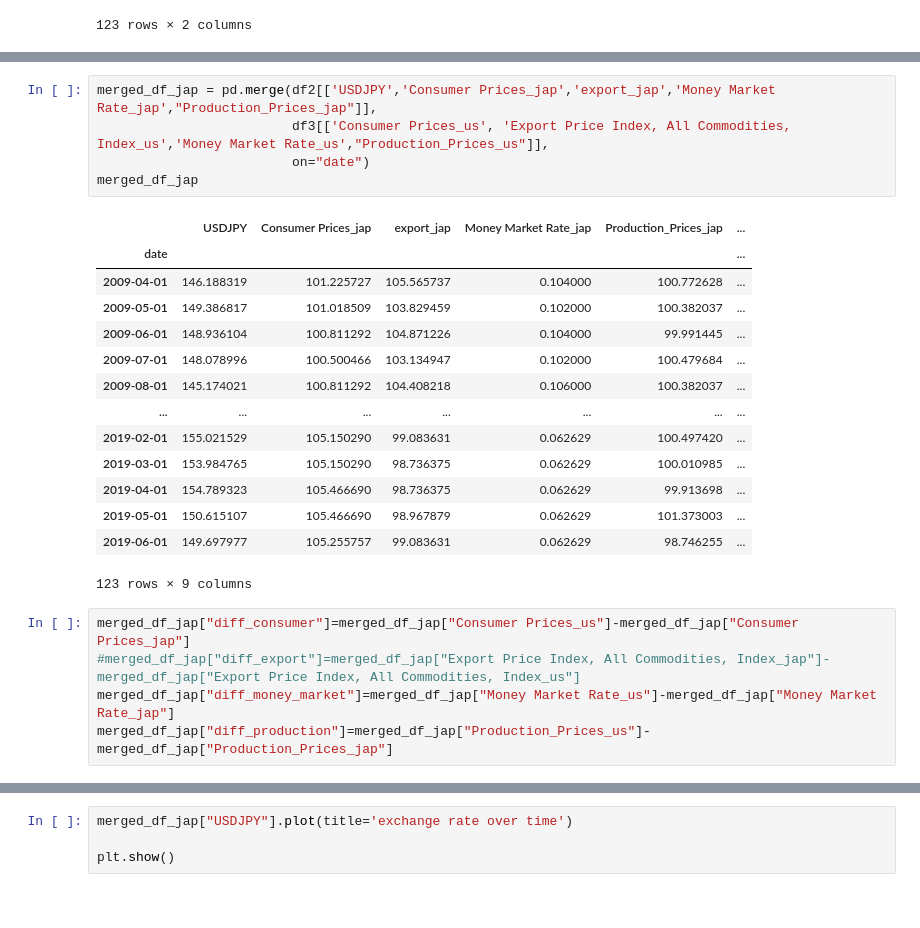
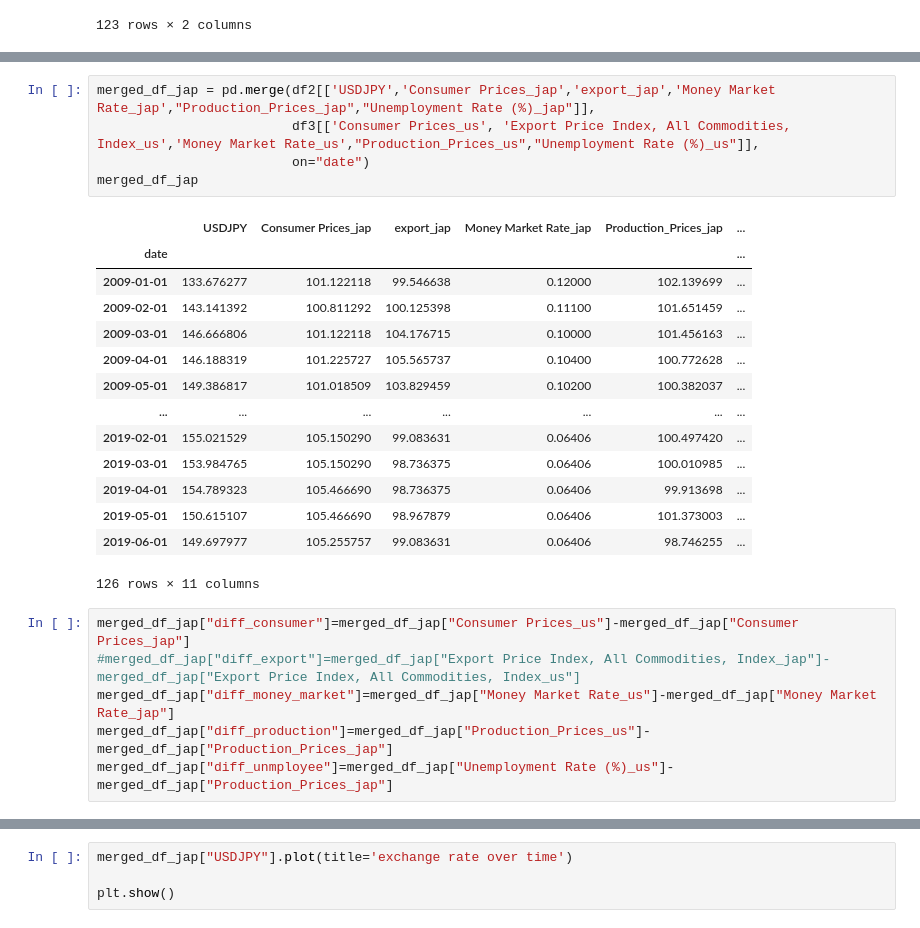
Before and after one commit to EmmaZhang04/Emma, a Jupyter notebook: capstone-coding part.ipynb, the cells around one changed output, grey strips where cells are left out. Drawn from its saved outputs; the diff is of its cells as text.

```diff
--- a/capstone-coding part.ipynb
+++ b/capstone-coding part.ipynb
@@ -271,28 +283,29 @@ merged_df_aus
 # %%
-merged_df_jap = pd.merge(df2[['USDJPY','Consumer Prices_jap','export_jap','Money Market Rate_jap',"Production_Prices_jap"]],
-                         df3[['Consumer Prices_us', 'Export Price Index, All Commodities, Index_us','Money Market Rate_us',"Production_Prices_us"]],
+merged_df_jap = pd.merge(df2[['USDJPY','Consumer Prices_jap','export_jap','Money Market Rate_jap',"Production_Prices_jap","Unemployment Rate (%)_jap"]],
+                         df3[['Consumer Prices_us', 'Export Price Index, All Commodities, Index_us','Money Market Rate_us',"Production_Prices_us","Unemployment Rate (%)_us"]],
                          on="date")
 merged_df_jap
 # %% [output]
 |  | USDJPY | Consumer Prices_jap | export_jap | Money Market Rate_jap | Production_Prices_jap | ... |
 | date |  |  |  |  |  | ... |
-| 2009-04-01 | 146.188319 | 101.225727 | 105.565737 | 0.104000 | 100.772628 | ... |
-| 2009-05-01 | 149.386817 | 101.018509 | 103.829459 | 0.102000 | 100.382037 | ... |
-| 2009-06-01 | 148.936104 | 100.811292 | 104.871226 | 0.104000 | 99.991445 | ... |
-| 2009-07-01 | 148.078996 | 100.500466 | 103.134947 | 0.102000 | 100.479684 | ... |
-| 2009-08-01 | 145.174021 | 100.811292 | 104.408218 | 0.106000 | 100.382037 | ... |
+| 2009-01-01 | 133.676277 | 101.122118 | 99.546638 | 0.12000 | 102.139699 | ... |
+| 2009-02-01 | 143.141392 | 100.811292 | 100.125398 | 0.11100 | 101.651459 | ... |
+| 2009-03-01 | 146.666806 | 101.122118 | 104.176715 | 0.10000 | 101.456163 | ... |
+| 2009-04-01 | 146.188319 | 101.225727 | 105.565737 | 0.10400 | 100.772628 | ... |
+| 2009-05-01 | 149.386817 | 101.018509 | 103.829459 | 0.10200 | 100.382037 | ... |
 | ... | ... | ... | ... | ... | ... | ... |
-| 2019-02-01 | 155.021529 | 105.150290 | 99.083631 | 0.062629 | 100.497420 | ... |
-| 2019-03-01 | 153.984765 | 105.150290 | 98.736375 | 0.062629 | 100.010985 | ... |
-| 2019-04-01 | 154.789323 | 105.466690 | 98.736375 | 0.062629 | 99.913698 | ... |
-| 2019-05-01 | 150.615107 | 105.466690 | 98.967879 | 0.062629 | 101.373003 | ... |
-| 2019-06-01 | 149.697977 | 105.255757 | 99.083631 | 0.062629 | 98.746255 | ... |
+| 2019-02-01 | 155.021529 | 105.150290 | 99.083631 | 0.06406 | 100.497420 | ... |
+| 2019-03-01 | 153.984765 | 105.150290 | 98.736375 | 0.06406 | 100.010985 | ... |
+| 2019-04-01 | 154.789323 | 105.466690 | 98.736375 | 0.06406 | 99.913698 | ... |
+| 2019-05-01 | 150.615107 | 105.466690 | 98.967879 | 0.06406 | 101.373003 | ... |
+| 2019-06-01 | 149.697977 | 105.255757 | 99.083631 | 0.06406 | 98.746255 | ... |
-123 rows × 9 columns
+126 rows × 11 columns
 # %%
 merged_df_jap["diff_consumer"]=merged_df_jap["Consumer Prices_us"]-merged_df_jap["Consumer Prices_jap"]
 #merged_df_jap["diff_export"]=merged_df_jap["Export Price Index, All Commodities, Index_jap"]-merged_df_jap["Export Price Index, All Commodities, Index_us"]
 merged_df_jap["diff_money_market"]=merged_df_jap["Money Market Rate_us"]-merged_df_jap["Money Market Rate_jap"]
 merged_df_jap["diff_production"]=merged_df_jap["Production_Prices_us"]-merged_df_jap["Production_Prices_jap"]
+merged_df_jap["diff_unmployee"]=merged_df_jap["Unemployment Rate (%)_us"]-merged_df_jap["Production_Prices_jap"]
 # %%
 merged_df_jap
 # %% [output]
```
Also changed, not shown: parts of 187 cells of this notebook.
